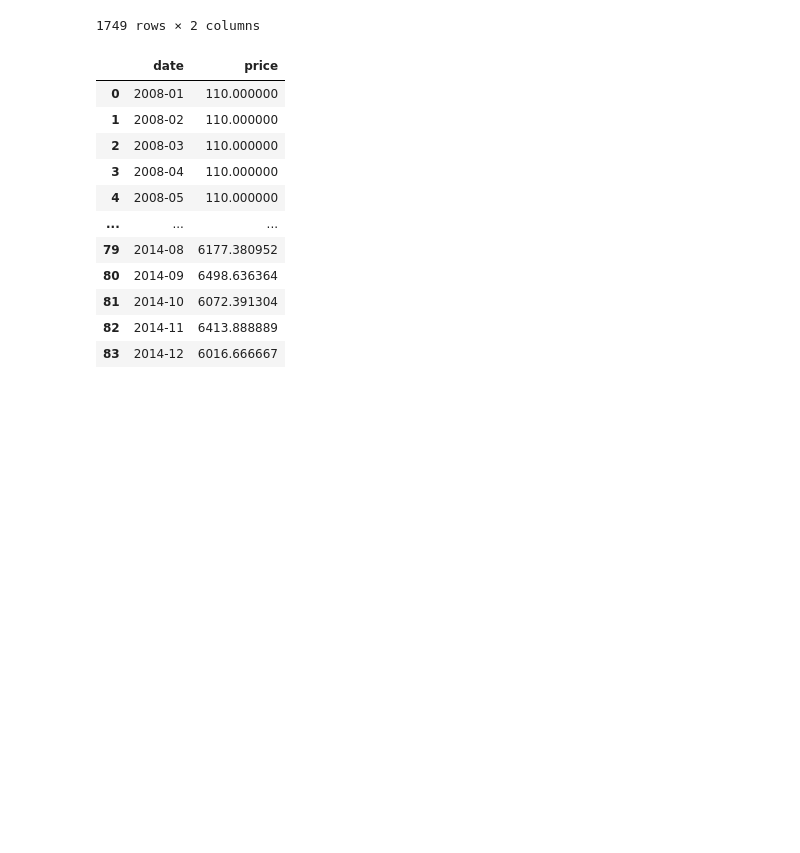
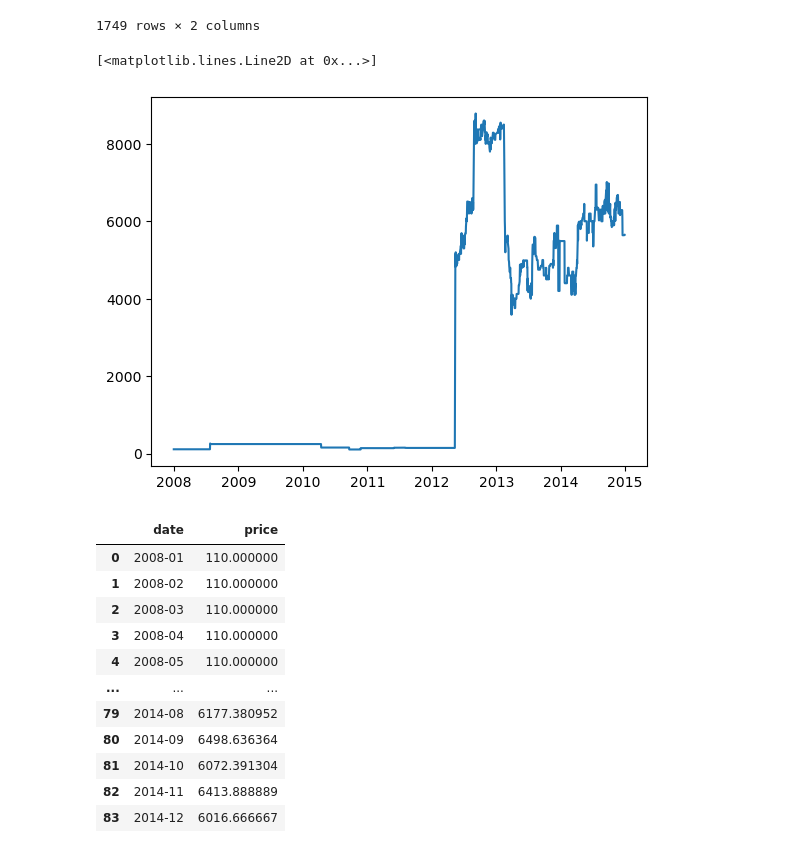
Before and after one commit to VsevolodZaostrovsky/MOEX-Yield-Curve-Forecasting, a Jupyter notebook: DataWork/main.ipynb, the cells around one changed output. Saved outputs shown, nothing was run; the diff lists cells and outputs as text; code cells hidden in the pictures; blank space fills up the shorter version.

```diff
--- a/DataWork/main.ipynb
+++ b/DataWork/main.ipynb
@@ -180,6 +143,12 @@ oil_to_day
 | 1747 | 2014-12-26 | 5640.0 |
 | 1748 | 2014-12-29 | 5650.0 |
 1749 rows × 2 columns
+# %%
+import matplotlib.pyplot as plt
+plt.plot(oil_to_day["date"], oil_to_day["price"])
+# %% [output]
+[<matplotlib.lines.Line2D at 0x...>]
+[figure, added]
 # %%
 oil_to_months = mean_of_month(oil_to_day)
 oil_to_months
```
Also changed, not shown: parts of 11 cells of this notebook, 1 other file.
